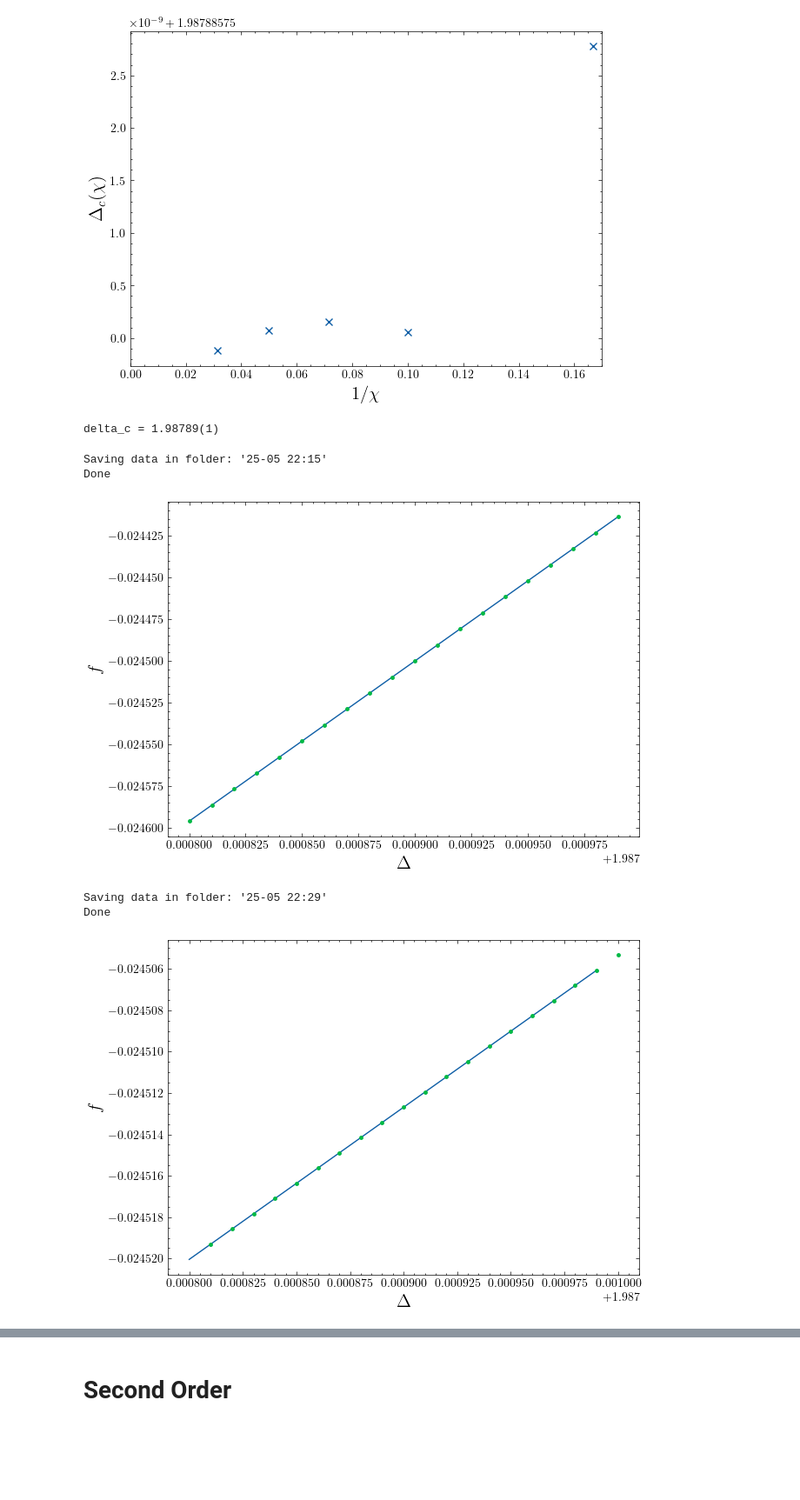
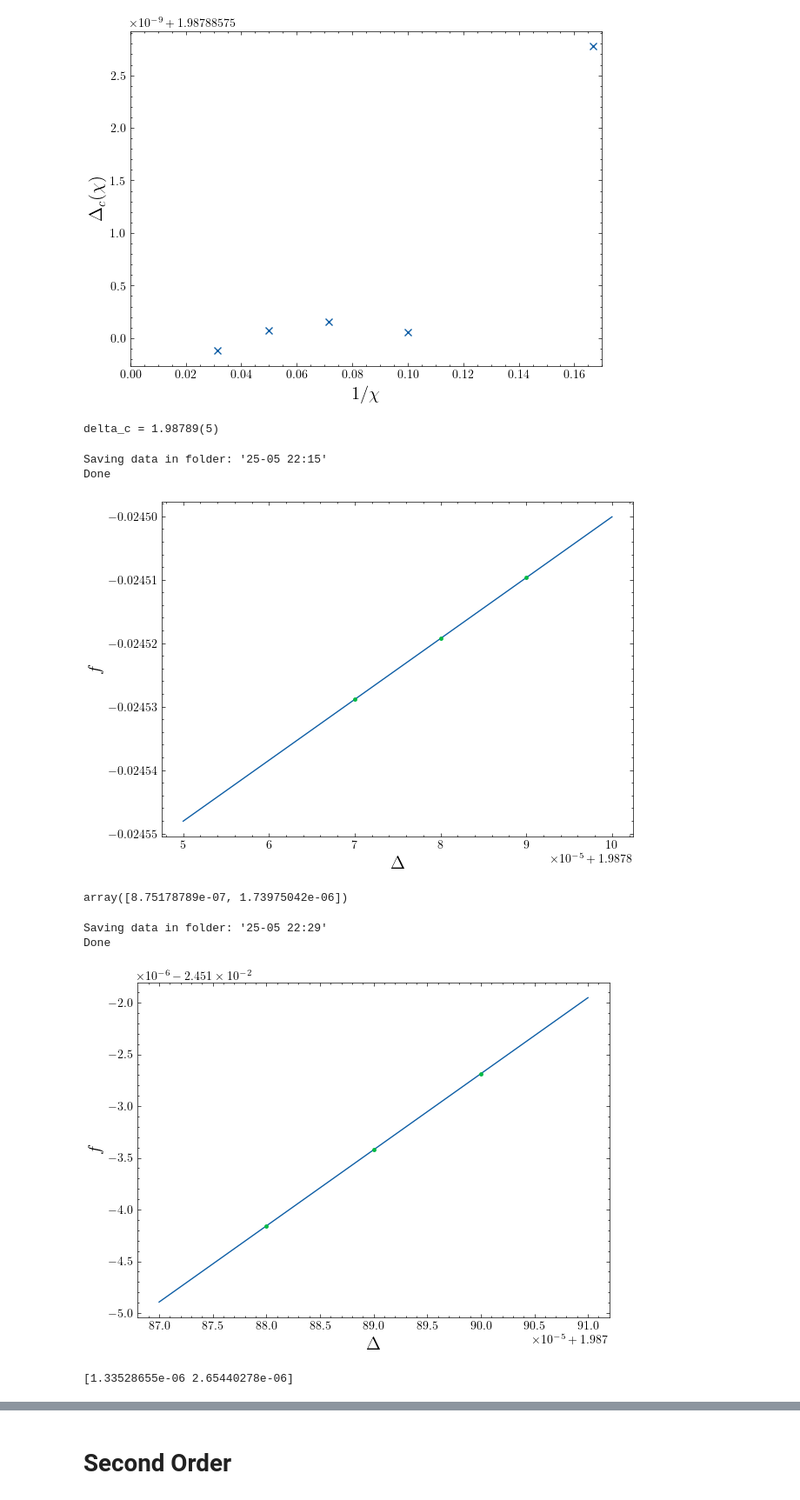
Before and after one commit to DerkNiessink/Blume, a Jupyter notebook: analysis/blume/accuracy.ipynb, the cells around one changed output, grey strips where cells are left out. Shown at 87% size. Cells and saved outputs as stored; diff of their text form; code cells hidden in the pictures; blank space fills up the shorter version.

```diff
--- a/analysis/blume/accuracy.ipynb
+++ b/analysis/blume/accuracy.ipynb
@@ -61,18 +61,21 @@ params_norm = []
 plt.figure(figsize=(7, 5))
 for idx, chi in enumerate([4, 6, 10, 14, 20, 32]):
     data = read("25-05 21:07", f"chi{chi}")
-    energies = compute(Prop.f, data)[870:880]
-    couplings = data["couplings"][870:880]
+    energies = compute(Prop.f, data)[877:880]
+    couplings = data["couplings"][877:880]
     result = curve_fit(linear, couplings, energies)
     params_norm.append((result[0][0], result[0][1]))
-    x = [x for x in np.arange(1.987, 1.988, 0.00001)]
+    x = [x for x in np.arange(1.9876, 1.988, 0.00001)]
     y = [linear(val, result[0][0], result[0][1]) for val in x]
     plt.plot(x, y)
     plt.plot(couplings, energies, "o", markersize = 2.5, label=f"$\chi = {chi}$")
 
+errors = np.sqrt(np.diag(result[1]))
 
 plt.xlabel("$\Delta$", fontsize=15)
 plt.ylabel("$f$", fontsize = 15)
 plt.legend()
 plt.show()
+
+errors
 # %% [output]
@@ -120,18 +124,21 @@ params_inv = []
 plt.figure(figsize=(7, 5))
 for idx, chi in enumerate([4, 6, 10, 14, 20, 32]):
     data = read("25-05 21:28", f"chi{chi}")
-    energies = compute(Prop.f, data)[1120:1130]
-    couplings = data["couplings"][1120:1130]
+    energies = compute(Prop.f, data)[1120:1123]
+    couplings = data["couplings"][1120:1123]
     result = curve_fit(linear, couplings, energies)
     params_inv.append((result[0][0], result[0][1]))
-    x = [x for x in np.arange(1.987, 1.988, 0.00001)]
+    x = [x for x in np.arange(1.9877, 1.9881, 0.00001)]
     y = [linear(val, result[0][0], result[0][1]) for val in x]
     plt.plot(x, y)
     plt.plot(couplings, energies, "o", markersize = 2.5, label=f"$\chi = {chi}$")
 
+errors_inv = np.sqrt(np.diag(result[1]))
 
 plt.xlabel("$\Delta$", fontsize=15)
 plt.ylabel("$f$", fontsize = 15)
 plt.legend()
 plt.show()
+
+errors_inv
 # %% [output]
@@ -170,9 +219,9 @@ plt.show()
 # %% [output]
 [figure]
 # %%
-print(f"delta_c = {round(float(crits[-1]), 5)}(1)")
+print(f"delta_c = {round(float(crits[-1]), 5)}(5)")
 # %% [output]
-delta_c = 1.98789(1)
+delta_c = 1.98789(5)
 # %%
 result = Results()
 params = ModelParameters(model = "blume", var_range=(1.9, 2.1), step=0.00001, tol=1e-9, max_steps=int(10e9), use_prev=True, temperature=0.5, chi=16)
@@ -184,11 +233,11 @@ Done
 plt.figure(figsize=(7, 5))
 
 data = read("25-05 22:15", "data")
-energies = compute(Prop.f, data)[8780:8800]
-couplings = data["couplings"][8780:8800]
+energies = compute(Prop.f, data)[8787:8790]
+couplings = data["couplings"][8787:8790]
 result_norm = curve_fit(linear, couplings, energies)
-x = [x for x in np.arange(1.9878, 1.9880, 0.00001)]
-y = [linear(val, result[0][0], result[0][1]) for val in x]
+x = [x for x in np.arange(1.98785, 1.9879, 0.00001)]
+y = [linear(val, result_norm[0][0], result_norm[0][1]) for val in x]
 plt.plot(x, y)
 plt.plot(couplings, energies, "o", markersize = 2.5)
 
@@ -196,8 +245,12 @@ plt.plot(couplings, energies, "o", markersize = 2.5)
 plt.xlabel("$\Delta$", fontsize=15)
 plt.ylabel("$f$", fontsize = 15)
 plt.show()
+
+errors = np.sqrt(np.diag(result_norm[1]))
+errors
 # %% [output]
-[figure, old version]
+[figure, new version]
+array([8.75178789e-07, 1.73975042e-06])
 # %%
 couplings = [coupling for coupling in np.arange(1.9, 2.1, 0.00001)]
 couplings.reverse()
@@ -211,18 +264,23 @@ Done
 # %%
 plt.figure(figsize=(7, 5))
 
 data = read("25-05 22:29", "data")
-energies = compute(Prop.f, data)[11200:11220]
-couplings = data["couplings"][11200:11220]
+energies = compute(Prop.f, data)[11210:11213]
+couplings = data["couplings"][11210:11213]
 result_inv = curve_fit(linear, couplings, energies)
-x = [x for x in np.arange(1.9878, 1.9880, 0.00001)]
+x = [x for x in np.arange(1.98787, 1.98791, 0.00001)]
 y = [linear(val, result_inv[0][0], result_inv[0][1]) for val in x]
 plt.plot(x, y)
 plt.plot(couplings, energies, "o", markersize=2.5)
 
 
 plt.xlabel("$\Delta$", fontsize=15)
 plt.ylabel("$f$", fontsize=15)
+
+errors_inv = np.sqrt(np.diag(result_inv[1]))
 plt.show()
+
+print(errors_inv)
 # %% [output]
-[figure, old version]
+[figure, new version]
+[1.33528655e-06 2.65440278e-06]
```
Also changed, not shown: parts of 14 cells of this notebook, 2 other files.
